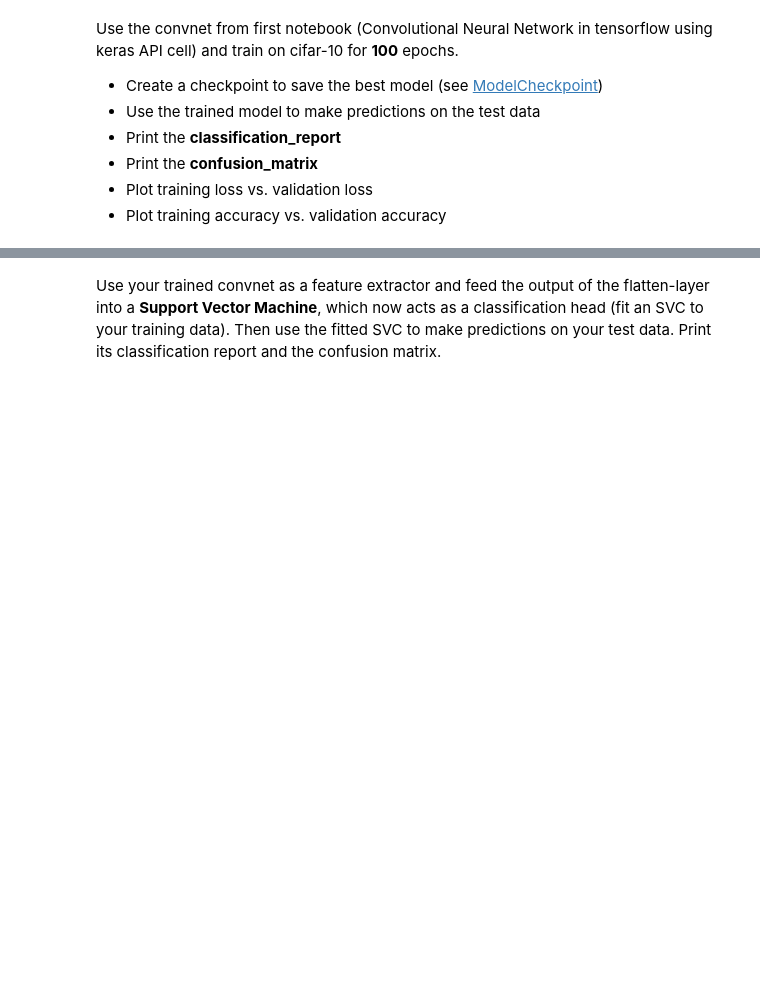
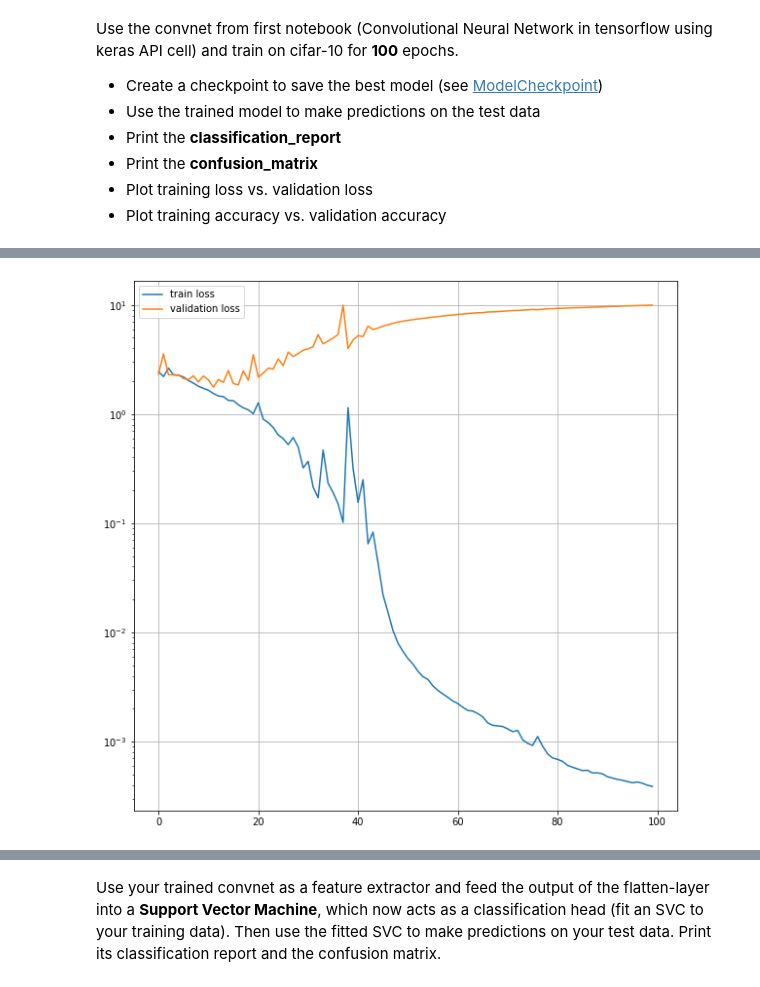
Before and after one commit to DaBauer/CAPrivacy, a Jupyter notebook: 002-cifar-10/excercise_2.ipynb, the cells around one changed output, grey strips where cells are left out. Saved outputs shown, nothing was run; the diff lists cells and outputs as text; code cells hidden in the pictures; blank space fills up the shorter version.

```diff
--- a/002-cifar-10/excercise_2.ipynb
+++ b/002-cifar-10/excercise_2.ipynb
@@ -112,10 +135,8 @@ Use the convnet from first notebook (Convolutional Neural Network in tensorflow
 * Plot training loss vs. validation loss
 * Plot training accuracy vs. validation accuracy
 # %%
-# CNN definition
-
-
-def cifar_clf(input_shape=(32,32,3), n_classes=10):
+# Code for training on Cifar-10
+def cifar10_clf(input_shape=(32,32,3), n_classes=10):
     inx = Input(input_shape)
     x = layers.Conv2D(32, kernel_size=(3, 3), strides=2, padding='same', activation='relu')(inx)
     x = layers.Conv2D(64, kernel_size=(3, 3), strides=2, padding='same', activation='relu')(x)
@@ -125,21 +146,23 @@ def cifar_clf(input_shape=(32,32,3), n_classes=10):
     x = layers.Dense(n_classes)(x)
     return Model(inx, x)
 
-clf_cifar = cifar_clf()
-clf_cifar.summary()
+clf_cifar10 = cifar10_clf()
+clf_cifar10.summary()
 
 # select loss function and optimizer
 loss = losses.CategoricalCrossentropy(from_logits=True)
 opt = optimizers.Nadam(learning_rate=1e-2)
-clf_cifar.compile(loss=loss, optimizer=opt, metrics=['accuracy'])
+clf_cifar10.compile(loss=loss, optimizer=opt, metrics=['accuracy'])
 
 # preprocess data: scaling of images, one-hot encoding of labels
 def preprocess_tf(x, y):
     return x, tf.one_hot(y, depth=10, axis=-1)
 
-trainset = tf.data.Dataset.from_tensor_slices((Xtrain_, Ytrain)).shuffle(Xtrain_.shape[0]).batch(256).map(preprocess_tf)
-valset = tf.data.Dataset.from_tensor_slices((Xval_, Yval)).batch(1000).map(preprocess_tf)
+trainset = tf.data.Dataset.from_tensor_slices((Xtrain_, Ytrain.flatten())).shuffle(Xtrain_.shape[0]).batch(256).map(preprocess_tf)
+valset = tf.data.Dataset.from_tensor_slices((Xval_, Yval.flatten())).batch(1000).map(preprocess_tf)
 
 # callback for saving model
-MdlCpt = callbacks.ModelCheckpoint('cpt/convnet_cifar', save_best_only=True)
+MdlCpt = callbacks.ModelCheckpoint('cpt/convnet_cifar10_1', save_best_only=True)
+
+hist = clf_cifar10.fit(trainset, validation_data=valset, epochs=100, callbacks=[MdlCpt])
 # %% [output]
@@ -163,3 +204,0 @@ _________________________________________________________________
-# %%
-# Training
-hist = clf_cifar.fit(trainset, valimnist;dation_data=valset, epochs=100, callbacks=[MdlCpt])
@@ -235,0 +232,9 @@ Epoch 100/100
+# %%
+# Code for training loss vs. val loss
+plt.figure(figsize=(10,10))
+plt.semilogy(hist.history['loss'], label='train loss')
+plt.semilogy(hist.history['val_loss'], label='validation loss')
+plt.legend()
+plt.grid()
+# %% [output]
+[figure, added]
```
Also changed, not shown: parts of 36 cells of this notebook, 1 other file.
